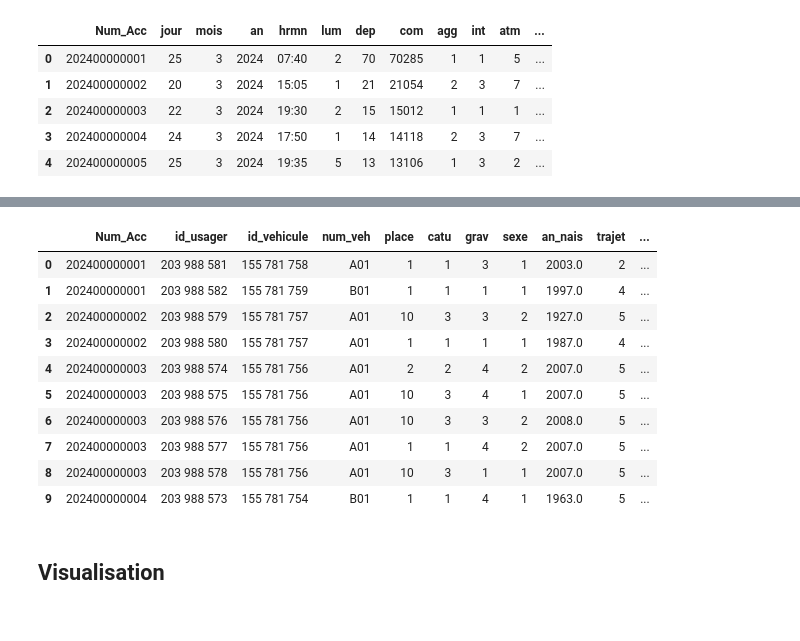
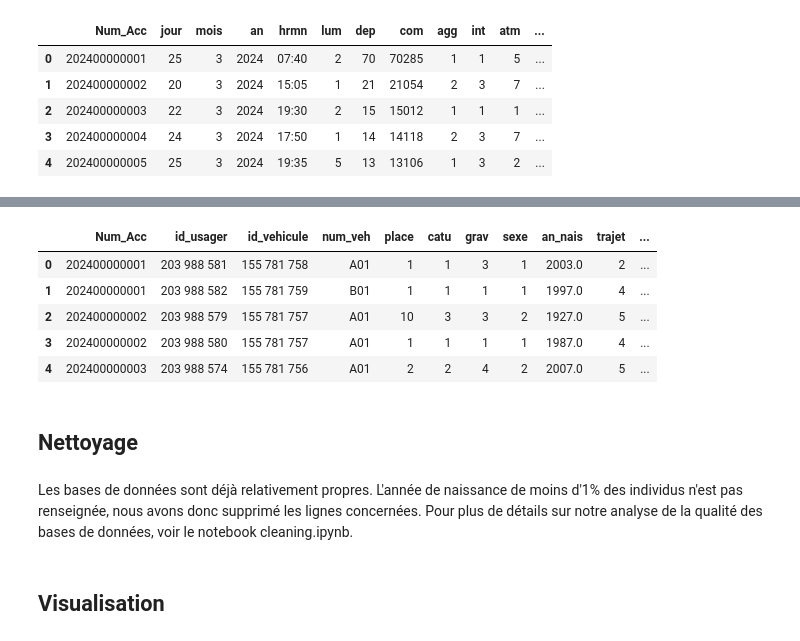
Before and after one commit to JohanneBohn/Python-DS, a Jupyter notebook: rapport.ipynb, the cells around one changed output, grey strips where cells are left out. Drawn from its saved outputs; the diff is of its cells as text; code cells hidden in the pictures.

```diff
--- a/rapport.ipynb
+++ b/rapport.ipynb
@@ -36,16 +44,13 @@ df_i.head()
 | 3 | 67 230 443 | A | 2024 | Métropole | LYM94J30J537 | Moto lourde | ... |
 | 4 | 67 230 444 | A | 2024 | Métropole | WDF639603135376 | VU | ... |
 # %%
-df_u.head(10)
+df_u.head()
 # %% [output]
 |  | Num_Acc | id_usager | id_vehicule | num_veh | place | catu | grav | sexe | an_nais | trajet | ... |
 | 0 | 202400000001 | 203 988 581 | 155 781 758 | A01 | 1 | 1 | 3 | 1 | 2003.0 | 2 | ... |
 | 1 | 202400000001 | 203 988 582 | 155 781 759 | B01 | 1 | 1 | 1 | 1 | 1997.0 | 4 | ... |
 | 2 | 202400000002 | 203 988 579 | 155 781 757 | A01 | 10 | 3 | 3 | 2 | 1927.0 | 5 | ... |
 | 3 | 202400000002 | 203 988 580 | 155 781 757 | A01 | 1 | 1 | 1 | 1 | 1987.0 | 4 | ... |
 | 4 | 202400000003 | 203 988 574 | 155 781 756 | A01 | 2 | 2 | 4 | 2 | 2007.0 | 5 | ... |
-| 5 | 202400000003 | 203 988 575 | 155 781 756 | A01 | 10 | 3 | 4 | 1 | 2007.0 | 5 | ... |
-| 6 | 202400000003 | 203 988 576 | 155 781 756 | A01 | 10 | 3 | 3 | 2 | 2008.0 | 5 | ... |
-| 7 | 202400000003 | 203 988 577 | 155 781 756 | A01 | 1 | 1 | 4 | 2 | 2007.0 | 5 | ... |
-| 8 | 202400000003 | 203 988 578 | 155 781 756 | A01 | 10 | 3 | 1 | 1 | 2007.0 | 5 | ... |
-| 9 | 202400000004 | 203 988 573 | 155 781 754 | B01 | 1 | 1 | 4 | 1 | 1963.0 | 5 | ... |
+# %% [markdown]
+## Nettoyage
@@ -52,3 +59,6 @@ df_u.head(10)
+# %% [markdown]
+Les bases de données sont déjà relativement propres. L'année de naissance de moins d'1% des individus n'est pas renseignée, nous avons donc supprimé les lignes concernées.
+Pour plus de détails sur notre analyse de la qualité des bases de données, voir le notebook cleaning.ipynb.
 # %% [markdown]
 ## Visualisation
 # %%
```
Also changed, not shown: parts of 36 cells of this notebook.
